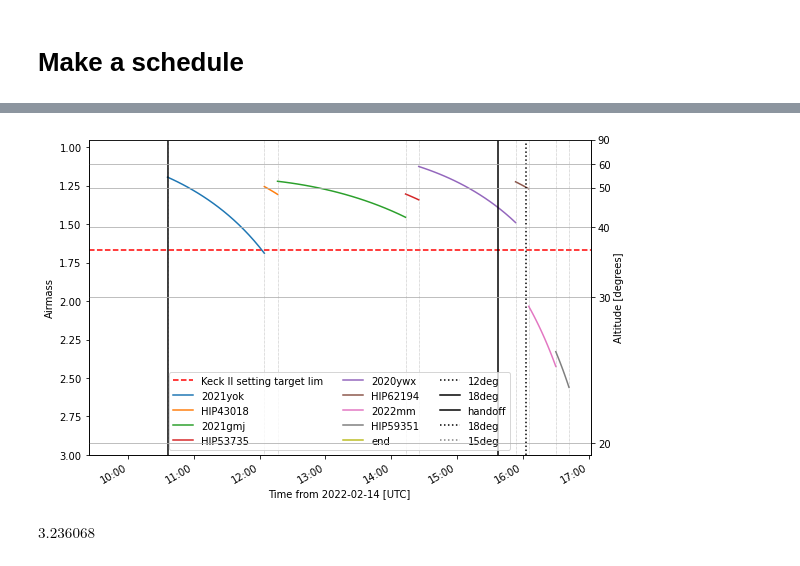
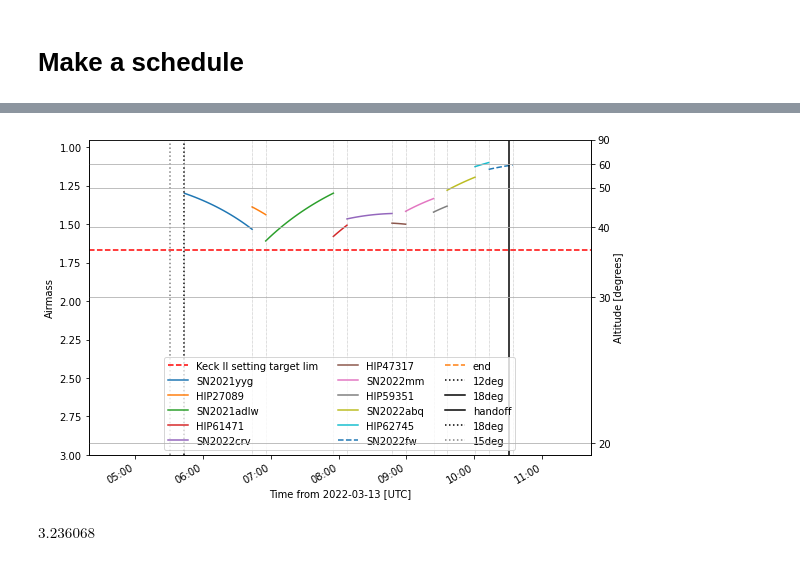
Before and after one commit to svalenti/Keck_observations, a Jupyter notebook: 20220313_nires/target_visibility/plan_obs.ipynb, the cells around one changed output, grey strips where cells are left out. Saved outputs shown, nothing was run; the diff lists cells and outputs as text; code cells hidden in the pictures.

```diff
--- a/20220313_nires/target_visibility/plan_obs.ipynb
+++ b/20220313_nires/target_visibility/plan_obs.ipynb
@@ -65,5 +65,5 @@ print('15 deg morn twilight', pre_twi15deg.iso)
 
 
 
-handoff = Time('2022-02-14 10:36:00', scale='utc')
+handoff = Time('2022-03-13 10:31:00', scale='utc')
 # %% [output]
@@ -200,14 +206,9 @@ sn2020ywx = astroplan.FixedTarget(coord=SkyCoord('11:53:26.23', '10:53:04' , uni
 # %%
-targets = [sn2021njk, sn2021mwj,
-sn2021gmj,
+targets = [sn2021yyg,
+sn2022crv,
 sn2021adlw,
-sn2021yok,
-sn2021njk,
-sn2021krf,
-sn2021wel,
-sn2021ont,
 sn2022abq,
-sn2022mm, sn2020ywx]#sn2019edo,sn2019cth, sn2019ein, sn2019np,, AT2019qyl, sn2018evt
+sn2022mm]#sn2019edo,sn2019cth, sn2019ein, sn2019np,, AT2019qyl, sn2018evt
 # %% [markdown]
 #### Plot Objects for the night
 # %%
@@ -268,13 +271,17 @@ BD33d2642      =astroplan.FixedTarget(coord=SkyCoord('15:51:59.86',  '+32:56:54.
 # %%
-tab = """2021yok	     07:28:55.48  +20:35:09.9 20    12x300
-HIP43018	 08:45:59.26  +13:15:48.6 x     4x10
-2021gmj	     10:38:47.17  +53:30:31.0 20    16x300
-HIP53735	 10:59:40.21  +45:47:18.8 x     4x10
-2020ywx      11:53:26.23  +10:53:04  20     12x300
-HIP62194	 12:44:49.03  +12:44:49.03 x    4x10
-2022mm	     11:58:25.13  -14:31:11.3 17    4x200
-HIP59351	 12:10:29.55  -17:12:35.9 x     4x10
-end          00:00:00.00  +00:00:00.0 11    1x1"""
+tab = """SN2021yyg    05:16:21.02    -13:28:39.9 19 8x300
+HIP27089      05:44:39.22   -12:46:36.1   x     4x10
+SN2021adlw    11:41:17.82    36:32:34.7   18    8x300
+HIP61471      12:35:47.33  +39:41:01.3   x      4x10
+SN2022crv     09:54:25.82   -25:42:10.5   16    8x150
+HIP47317      09:38:30.06   -27:59:07     x     4x10
+SN2022mm      11:58:25.13   -14:31:11.3   17    4x200
+HIP59351      12:10:29.55   -17:12:35.9   x     4x10
+SN2022abq     13:22:56.79   +28:19:09.6   17    4x200
+HIP62745  12:51:23.33  +12:22:22.0   x     4x10
+SN2022fw      12:23:54.02   -03:26:36.5   16    4x150
+end           00:00:00.00   +00:00:00.0   11    1x1"""
+#HIP59351      12:10:29.55   -17:12:35.9   x     4x10
 #HD84937 09:48:56.09 +13:44:39.3 8.3 4x10
 #2021mwj	     09:36:41.79  -21:08:47.1 20-21 8x300
 #2021njk	     10:39:21.45  -29:34:56.0 20.5  8x300
@@ -324,6 +330,6 @@ Table length=9
 | end | 00:00:00.00 | +00:00:00.0 | 11 | 1x1 | 1.0 | 1.0 |
 # %%
-night_start = Time(handoff.iso)
+night_start = Time(pre_twi18deg.iso)
 readout_time = 127*u.second
 slew = 300*u.second
 obs_start = [night_start]
@@ -356,35 +365,35 @@ fig = plt.figure(figsize=(9,6))
 fig.subplotpars.update(bottom=0.15)
 ax = fig.add_subplot(111)
 ax.axhline(1/np.cos(((90-36.8)*u.degree).to(u.radian)), color='red', ls='--', label='Keck II setting target lim')
 #ax.axhline(1/np.cos(((90-18)*u.degree).to(u.radian)), color='red', ls='--', label='Keck II rising target lim')
 #time = today+np.linspace(0, 0.32, 100)
 last_time = handoff
 for indx, cycle in enumerate(custom_cycler):
     try:
         irow = tbdata[indx]
     except IndexError:
         break
     itarget = astroplan.FixedTarget(coord=SkyCoord(ra=irow['ra'], dec=irow['dec'], unit=(u.hourangle, u.degree)),
                                    name=irow['name'])
     try:
         time = irow['start'] + np.linspace(0,(tbdata[indx+1]['start']-irow['start']).value, 20)
     except IndexError:
         time = irow['start'] + np.linspace(0,(twi12deg-irow['start']).value, 20)
     plots.plot_airmass(itarget, observer, time, altitude_yaxis=True, ax=ax, style_kwargs=cycle)
 ax.axvline(twi12deg.plot_date, linestyle=':', label='12deg', color='k')
 ax.axvline(twi18deg.plot_date, label='18deg', color='k')
 ax.axvline(handoff.plot_date, label='handoff', color='k')
 ax.axvline(pre_twi18deg.plot_date, color='k', label='18deg', ls=':')
 ax.axvline(pre_twi15deg.plot_date, color='gray', label='15deg', ls=':')
 for start_time in tbdata['start']:
     ax.axvline(start_time.plot_date, color='gray', lw=0.5, ls=':')
 ax.legend(ncol=3, loc='lower center')
-ax.set_xlim(handoff.plot_date-0.05, twi15deg.plot_date+0.05)
+ax.set_xlim(pre_twi15deg.plot_date-0.05, handoff.plot_date+0.05)
 ax.set_ylim(ymax=0.95)
 plt.grid()
 plt.savefig('schedule.pdf')
 # %% [output]
-[figure, old version]
+[figure, new version]
 # %%
 1/np.cos(((90-18)*u.degree).to(u.radian))
 # %% [output]
```
Also changed, not shown: parts of 15 cells of this notebook, 2 other files.
